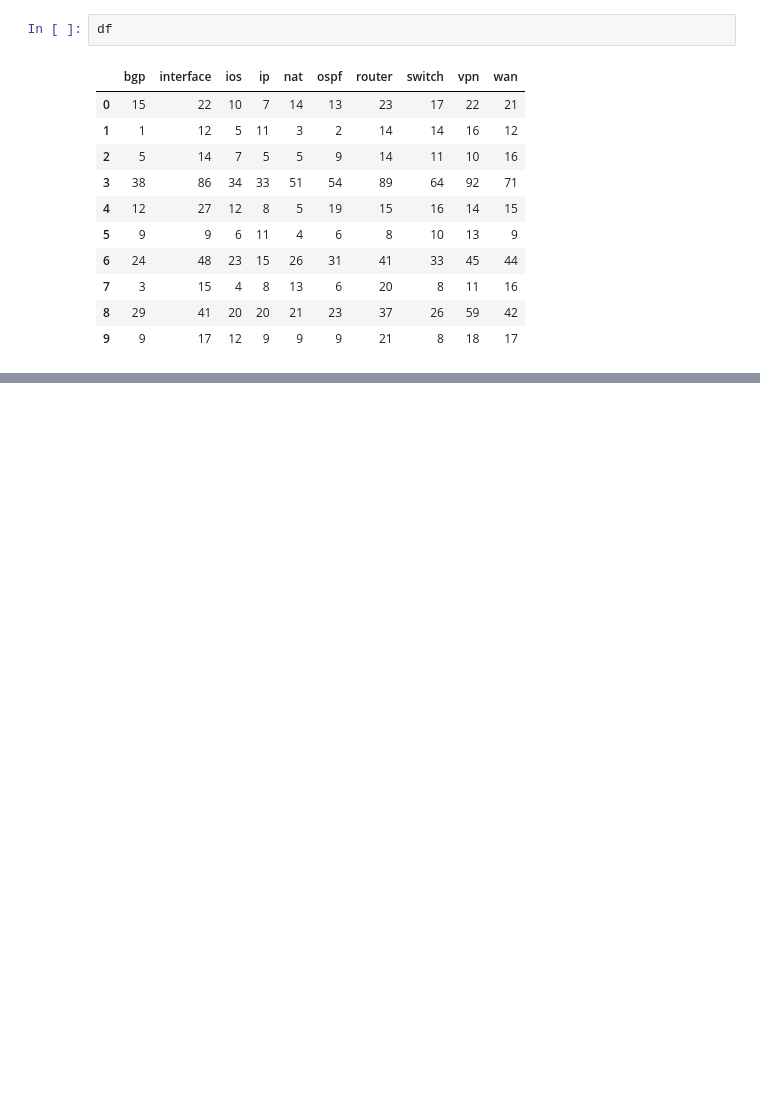
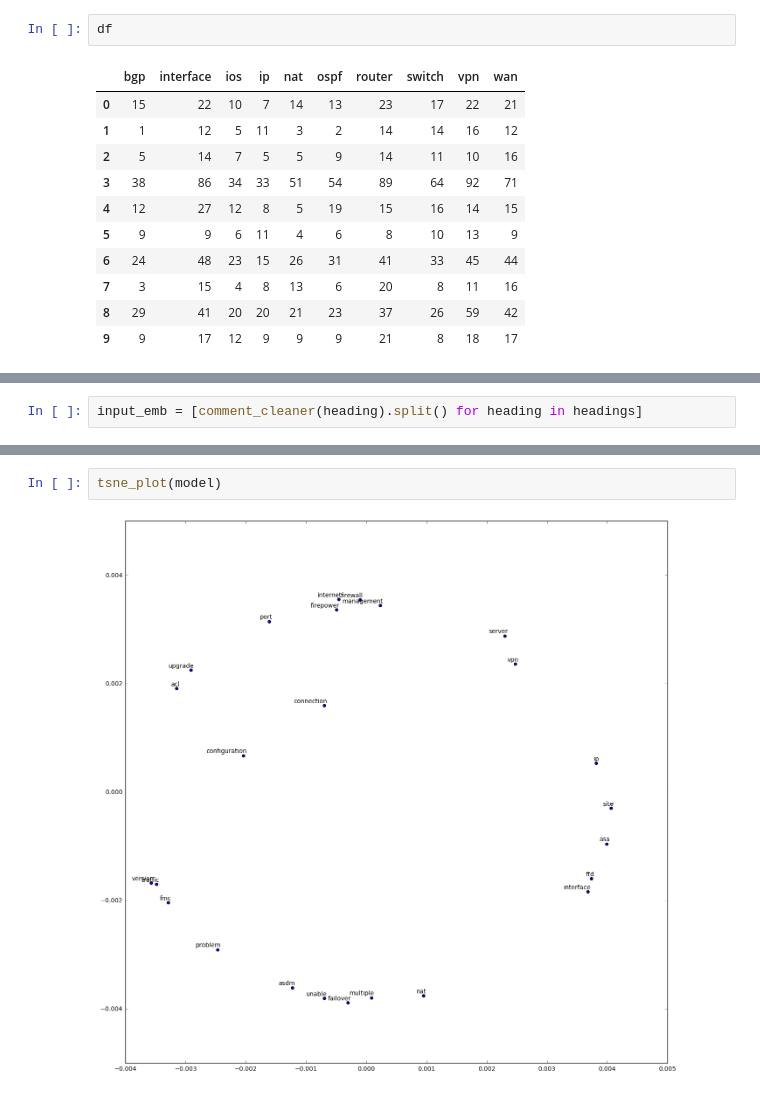
Before and after one commit to newgenrick/trend-and-sentiment-analysis-project, a Jupyter notebook: comment_categorisation.ipynb, the cells around one changed output, grey strips where cells are left out. Saved outputs shown, nothing was run; the diff lists cells and outputs as text; blank space fills up the shorter version.

```diff
--- a/comment_categorisation.ipynb
+++ b/comment_categorisation.ipynb
@@ -952,0 +1016,2 @@ def classification(posts):
+# %%
+input_emb = [comment_cleaner(heading).split() for heading in headings]
@@ -952,0 +1024,4 @@ def classification(posts):
+# %%
+tsne_plot(model)
+# %% [output]
+[figure, added]
```
Also changed, not shown: parts of 19 cells of this notebook, 1 other file.
